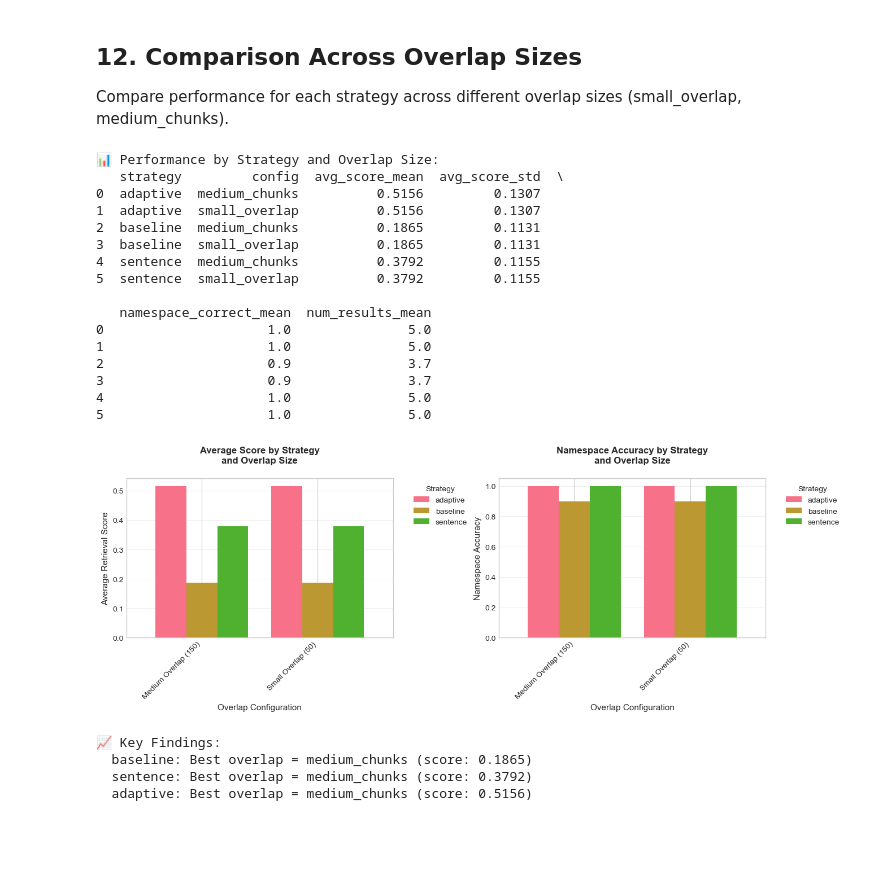
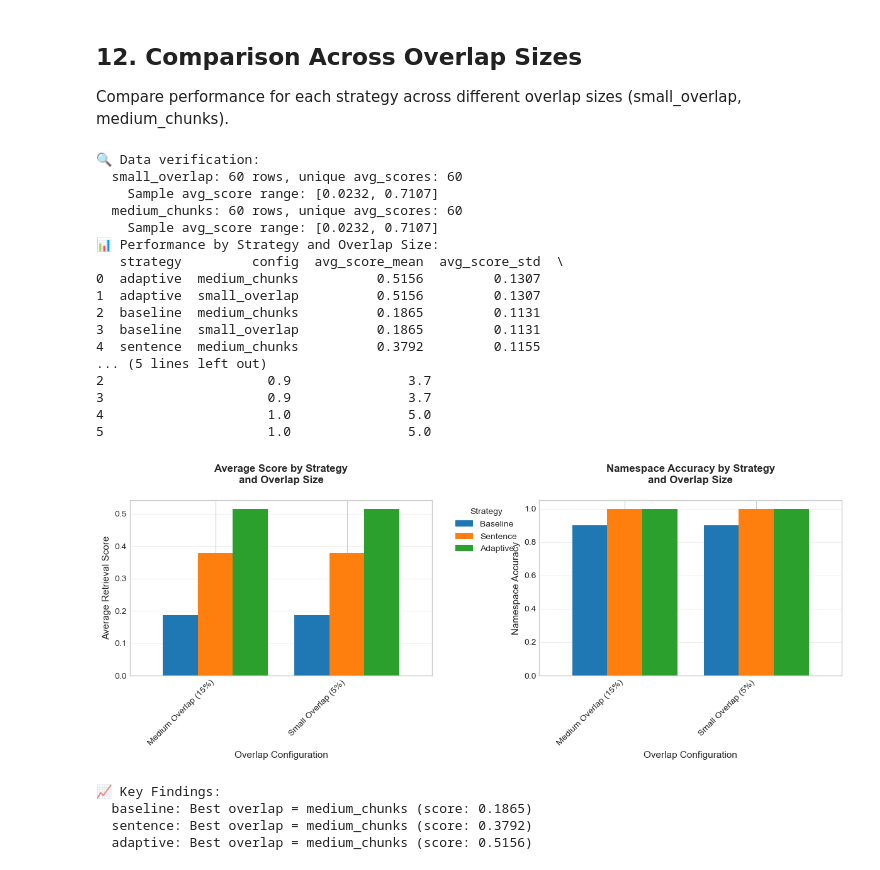
Before and after one commit to tomerbaruch99/lab2, a Jupyter notebook: evaluation/analyze_evaluation_results.ipynb, the cells around one changed output. Drawn from its saved outputs; the diff is of its cells as text; code cells hidden in the pictures; blank space fills up the shorter version.

Commit message:
LLM judge visualizations

```diff
--- a/evaluation/analyze_evaluation_results.ipynb
+++ b/evaluation/analyze_evaluation_results.ipynb
@@ -418,18 +497,3 @@ EVALUATION SUMMARY
 ======================================================================
 # %% [markdown]
 ## 8. Additional Analysis (Optional)
-# %%
-# Additional analysis: Query-level performance
-print("📊 Top performing queries by strategy:")
-for strategy in df["strategy"].unique():
-    strategy_df = df[df["strategy"] == strategy]
-    top_queries = strategy_df.nlargest(3, "avg_score")[["query", "avg_score"]]
-    print(f"\n{strategy.upper()}:")
-    for _, row in top_queries.iterrows():
-        print(f"  {row['query'][:50]}... (score: {row['avg_score']:.4f})")
-
-# Additional analysis: Worst performing queries
-print("\n\n📊 Queries with lowest scores:")
-worst_queries = df.nsmallest(5, "avg_score")[["query", "strategy", "avg_score"]]
-for _, row in worst_queries.iterrows():
-    print(f"  {row['strategy']}: {row['query'][:50]}... (score: {row['avg_score']:.4f})")
@@ -612,13 +854,21 @@ overlap_configs = ['small_overlap', 'medium_chunks']
 overlap_df = df[df['config'].isin(overlap_configs)].copy()
 
 if len(overlap_df) > 0:
+    # Debug: Check if data is different between configs
+    print(f"\n🔍 Data verification:")
+    for config in overlap_configs:
+        config_data = overlap_df[overlap_df['config'] == config]
+        print(f"  {config}: {len(config_data)} rows, unique avg_scores: {config_data['avg_score'].nunique()}")
+        if len(config_data) > 0:
+            print(f"    Sample avg_score range: [{config_data['avg_score'].min():.4f}, {config_data['avg_score'].max():.4f}]")
+
     # Map config names to overlap sizes for clarity
     overlap_df['overlap_label'] = overlap_df['config'].map({
-        'small_overlap': 'Small Overlap (50)',
-        'medium_chunks': 'Medium Overlap (150)'
+        'small_overlap': 'Small Overlap (5%)',
+        'medium_chunks': 'Medium Overlap (15%)'
     })
 
-    # Group by strategy and overlap
+    # Group by strategy and config
     overlap_comparison = overlap_df.groupby(['strategy', 'config']).agg({
         'avg_score': ['mean', 'std'],
         'namespace_correct': 'mean',
@@ -633,61 +883,75 @@ if len(overlap_df) > 0:
     # Visualization
     fig, axes = plt.subplots(1, 2, figsize=(14, 5))
 
+    # Define strategy order: Baseline, Sentence, Adaptive
+    strategy_order = ['baseline', 'sentence', 'adaptive']
+    strategy_colors = {'baseline': '#1f77b4', 'sentence': '#ff7f0e', 'adaptive': '#2ca02c'}
+
     # Average score by overlap
     ax = axes[0]
     overlap_means = overlap_df.groupby(['strategy', 'overlap_label'])['avg_score'].mean().reset_index()
     pivot_score = overlap_means.pivot(index='overlap_label', columns='strategy', values='avg_score')
-    pivot_score.plot(kind='bar', ax=ax, width=0.8)
+    # Reorder columns to match strategy_order
+    columns_to_show = [s for s in strategy_order if s in pivot_score.columns]
+    pivot_score = pivot_score[columns_to_show]
+    colors = [strategy_colors[s] for s in columns_to_show]
+    pivot_score.plot(kind='bar', ax=ax, width=0.8, color=colors)
     ax.set_xlabel('Overlap Configuration', fontsize=11)
     ax.set_ylabel('Average Retrieval Score', fontsize=11)
     ax.set_title('Average Score by Strategy\nand Overlap Size', fontsize=12, fontweight='bold', pad=20)
     ax.grid(axis='y', alpha=0.3)
     plt.setp(ax.xaxis.get_majorticklabels(), rotation=45, ha='right')
-    ax.legend(title='Strategy', bbox_to_anchor=(1.05, 1), loc='upper left')  # move legend outside
+    ax.legend(title='Strategy', labels=[s.capitalize() for s in columns_to_show],
+              bbox_to_anchor=(1.05, 1), loc='upper left')
 
     # Namespace accuracy by overlap
     ax = axes[1]
     namespace_acc_overlap = overlap_df.groupby(['strategy', 'overlap_label'])['namespace_correct'].mean().reset_index()
     pivot_acc = namespace_acc_overlap.pivot(index='overlap_label', columns='strategy', values='namespace_correct')
-    pivot_acc.plot(kind='bar', ax=ax, width=0.8)
+    # Reorder columns to match strategy_order
+    columns_to_show = [s for s in strategy_order if s in pivot_acc.columns]
+    pivot_acc = pivot_acc[columns_to_show]
+    colors = [strategy_colors[s] for s in columns_to_show]
+    pivot_acc.plot(kind='bar', ax=ax, width=0.8, color=colors)
     ax.set_xlabel('Overlap Configuration', fontsize=11)
     ax.set_ylabel('Namespace Accuracy', fontsize=11)
     ax.set_title('Namespace Accuracy by Strategy\nand Overlap Size', fontsize=12, fontweight='bold', pad=20)
     ax.grid(axis='y', alpha=0.3)
     plt.setp(ax.xaxis.get_majorticklabels(), rotation=45, ha='right')
-    ax.legend(title='Strategy', bbox_to_anchor=(1.05, 1), loc='upper left')  # move legend outside
+    ax.get_legend().remove()  # Remove second legend
 
     plt.tight_layout()
-    fig.subplots_adjust(right=0.85)  # make room for legends
+    fig.subplots_adjust(right=0.85)  # make room for legend
     plt.show()
 
     print("\n📈 Key Findings:")
     for strategy in overlap_df['strategy'].unique():
         strategy_data = overlap_comparison[overlap_comparison['strategy'] == strategy]
         if len(strategy_data) > 0:
             best_overlap = strategy_data.loc[strategy_data['avg_score_mean'].idxmax(), 'config']
             best_score = strategy_data['avg_score_mean'].max()
             print(f"  {strategy}: Best overlap = {best_overlap} (score: {best_score:.4f})")
 else:
     print("⚠️  No overlap configurations found. Ensure small_overlap and medium_chunks exist.")
 # %% [output]
+🔍 Data verification:
+  small_overlap: 60 rows, unique avg_scores: 60
+    Sample avg_score range: [0.0232, 0.7107]
+  medium_chunks: 60 rows, unique avg_scores: 60
+    Sample avg_score range: [0.0232, 0.7107]
 📊 Performance by Strategy and Overlap Size:
    strategy         config  avg_score_mean  avg_score_std  \
 0  adaptive  medium_chunks          0.5156         0.1307
 1  adaptive  small_overlap          0.5156         0.1307
 2  baseline  medium_chunks          0.1865         0.1131
 3  baseline  small_overlap          0.1865         0.1131
 4  sentence  medium_chunks          0.3792         0.1155
-5  sentence  small_overlap          0.3792         0.1155
-
-   namespace_correct_mean  num_results_mean
-0                     1.0               5.0
-1                     1.0               5.0
+... (5 lines left out)
 2                     0.9               3.7
 3                     0.9               3.7
 4                     1.0               5.0
 5                     1.0               5.0
-[figure, old version]
+[figure, new version]
 📈 Key Findings:
   baseline: Best overlap = medium_chunks (score: 0.1865)
   sentence: Best overlap = medium_chunks (score: 0.3792)
```
Also changed, not shown: parts of 14 cells of this notebook, 47 other files.
